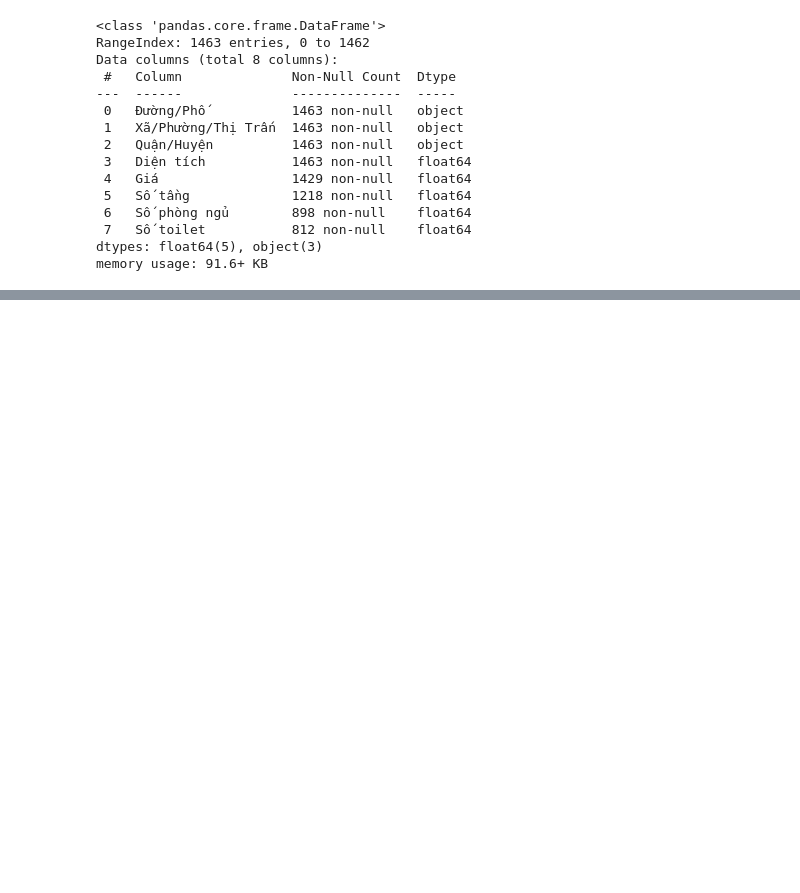
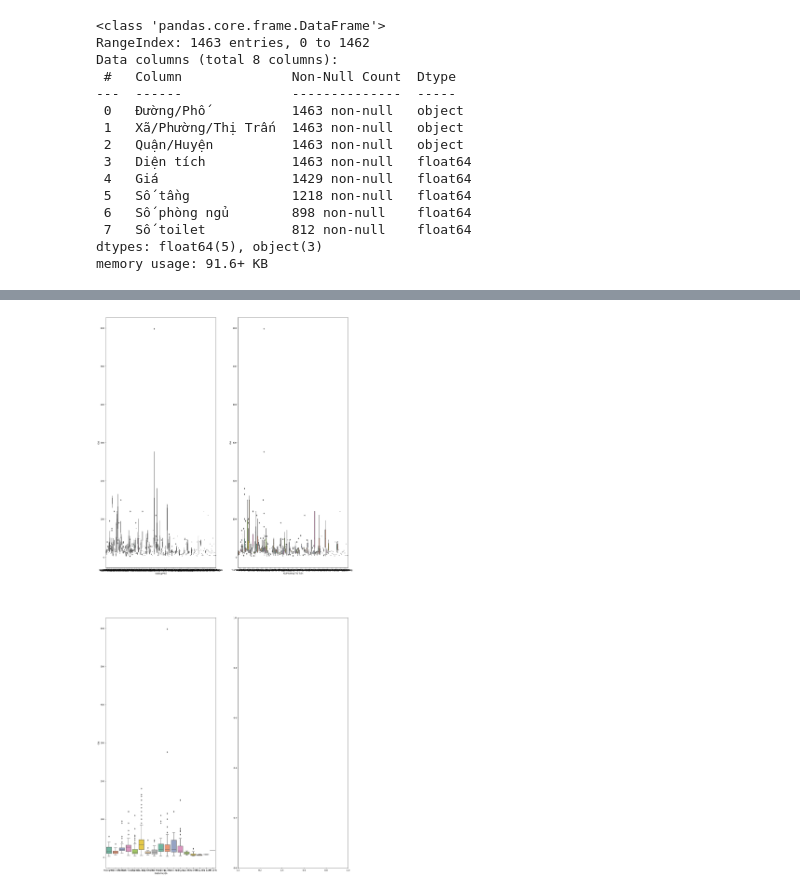
Before and after one commit to duckhhbg/KHDL, a Jupyter notebook: xldl.ipynb, the cells around one changed output, grey strips where cells are left out. Drawn from its saved outputs; the diff is of its cells as text; code cells hidden in the pictures; blank space fills up the shorter version.

```diff
--- a/xldl.ipynb
+++ b/xldl.ipynb
@@ -223,0 +93,10 @@ Name: count, Length: 344, dtype: int64
+# %%
+f,ax = plt.subplots(2,2, figsize=(21,48))
+k=0
+for i in range(2):
+    for j in range(2):
+        if k<3:
+            sns.boxplot(x=cat_features[k], y='Giá', data=data_temp, ax=ax[i][j], palette='Set2')
+            k=k+1
+# %% [output]
+[figure, added]
```
Also changed, not shown: parts of 26 cells of this notebook, 1 other file.
